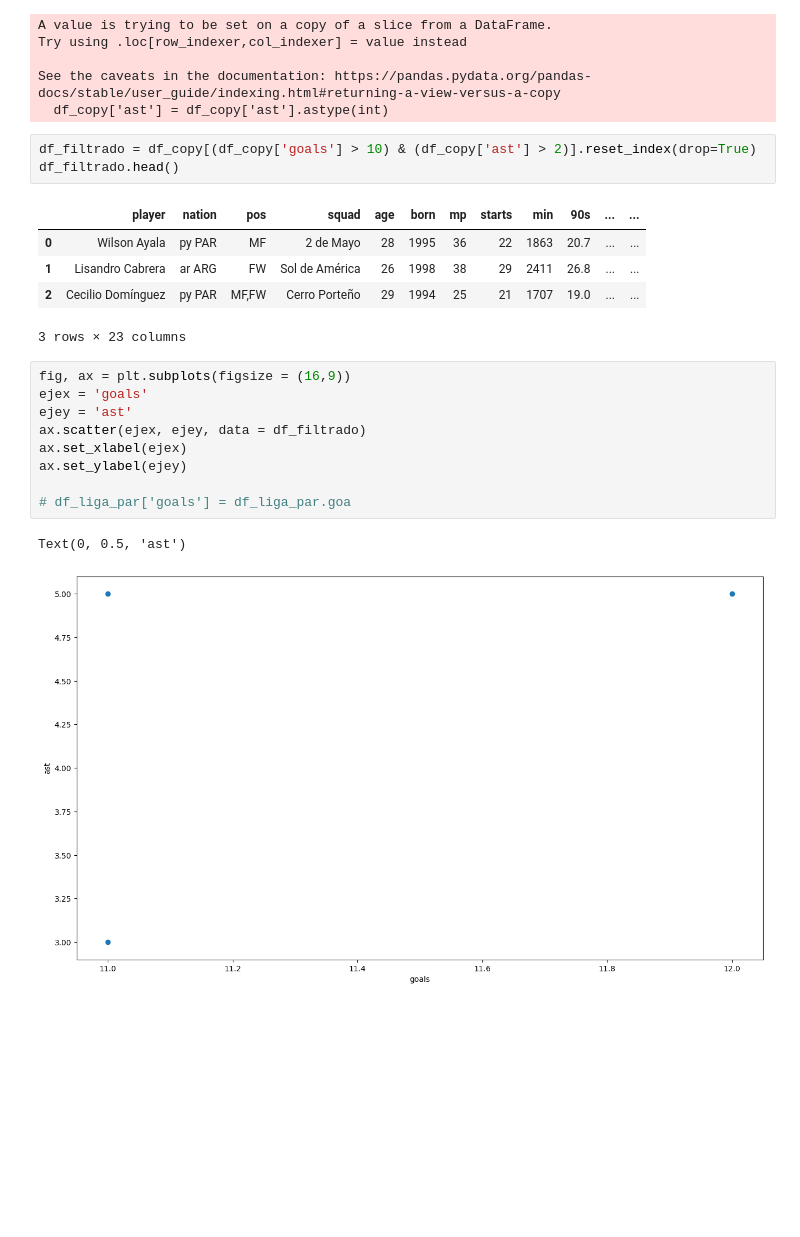
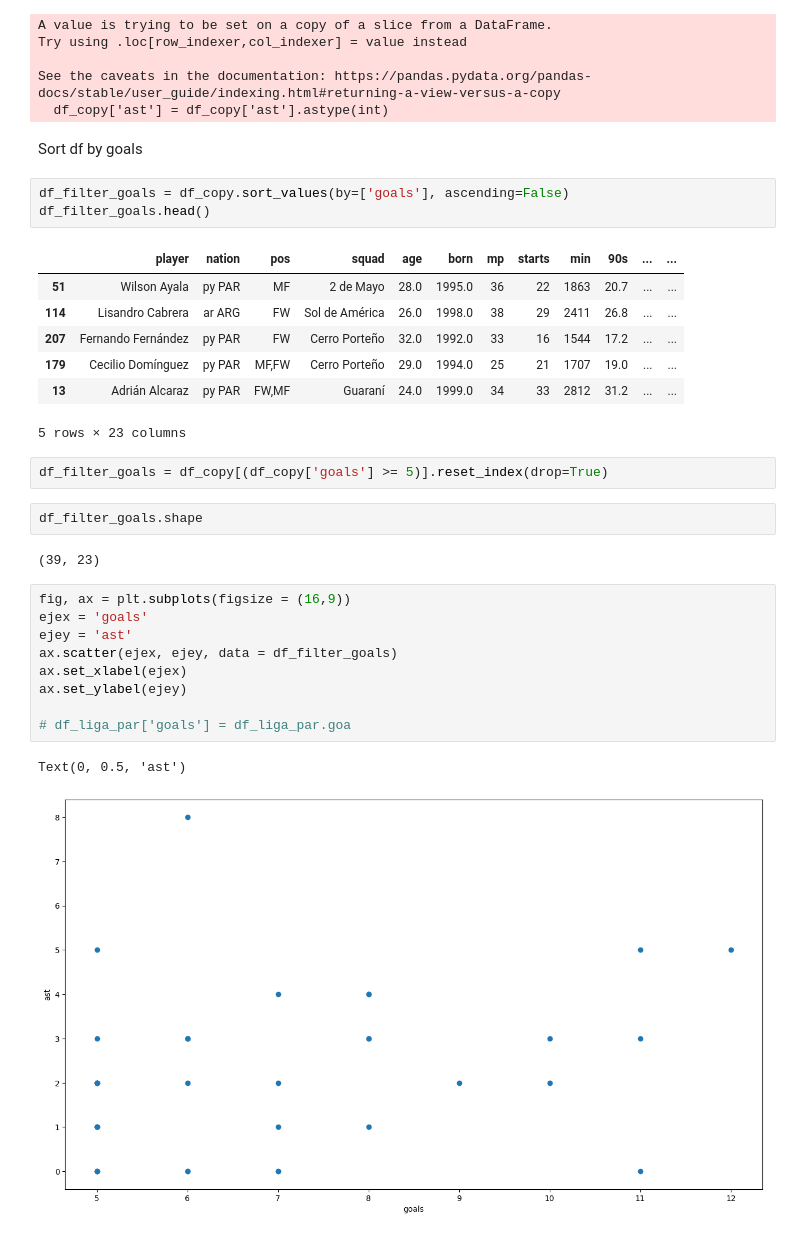
Before and after one commit to axelbol/football-analysis, a Jupyter notebook: twitter_content.ipynb, the cells around one changed output. Saved outputs shown, nothing was run; the diff lists cells and outputs as text; blank space fills up the shorter version.

```diff
--- a/twitter_content.ipynb
+++ b/twitter_content.ipynb
@@ -221,27 +221,37 @@ Try using .loc[row_indexer,col_indexer] = value instead
 
 See the caveats in the documentation: https://pandas.pydata.org/pandas-docs/stable/user_guide/indexing.html#returning-a-view-versus-a-copy
   df_copy['ast'] = df_copy['ast'].astype(int)
+# %% [markdown]
+Sort df by goals
+# %%
+df_filter_goals = df_copy.sort_values(by=['goals'], ascending=False)
+df_filter_goals.head()
+# %% [output]
+|  | player | nation | pos | squad | age | born | mp | starts | min | 90s | ... | ... |
+| 51 | Wilson Ayala | py PAR | MF | 2 de Mayo | 28.0 | 1995.0 | 36 | 22 | 1863 | 20.7 | ... | ... |
+| 114 | Lisandro Cabrera | ar ARG | FW | Sol de América | 26.0 | 1998.0 | 38 | 29 | 2411 | 26.8 | ... | ... |
+| 207 | Fernando Fernández | py PAR | FW | Cerro Porteño | 32.0 | 1992.0 | 33 | 16 | 1544 | 17.2 | ... | ... |
+| 179 | Cecilio Domínguez | py PAR | MF,FW | Cerro Porteño | 29.0 | 1994.0 | 25 | 21 | 1707 | 19.0 | ... | ... |
+| 13 | Adrián Alcaraz | py PAR | FW,MF | Guaraní | 24.0 | 1999.0 | 34 | 33 | 2812 | 31.2 | ... | ... |
+5 rows × 23 columns
 # %%
-df_filtrado = df_copy[(df_copy['goals'] > 10) & (df_copy['ast'] > 2)].reset_index(drop=True)
-df_filtrado.head()
+df_filter_goals = df_copy[(df_copy['goals'] >= 5)].reset_index(drop=True)
-# %% [output]
-|  | player | nation | pos | squad | age | born | mp | starts | min | 90s | ... | ... |
-| 0 | Wilson Ayala | py PAR | MF | 2 de Mayo | 28 | 1995 | 36 | 22 | 1863 | 20.7 | ... | ... |
-| 1 | Lisandro Cabrera | ar ARG | FW | Sol de América | 26 | 1998 | 38 | 29 | 2411 | 26.8 | ... | ... |
-| 2 | Cecilio Domínguez | py PAR | MF,FW | Cerro Porteño | 29 | 1994 | 25 | 21 | 1707 | 19.0 | ... | ... |
-3 rows × 23 columns
+# %%
+df_filter_goals.shape
+# %% [output]
+(39, 23)
 # %%
 fig, ax = plt.subplots(figsize = (16,9))
 ejex = 'goals'
 ejey = 'ast'
-ax.scatter(ejex, ejey, data = df_filtrado)
+ax.scatter(ejex, ejey, data = df_filter_goals)
 ax.set_xlabel(ejex)
 ax.set_ylabel(ejey)
 
 # df_liga_par['goals'] = df_liga_par.goa
 # %% [output]
 Text(0, 0.5, 'ast')
-[figure, old version]
+[figure, new version]
 # %%
 # Create scatter plot
 plt.figure(figsize=(8, 6))
```
Also changed, not shown: parts of 4 cells of this notebook.
